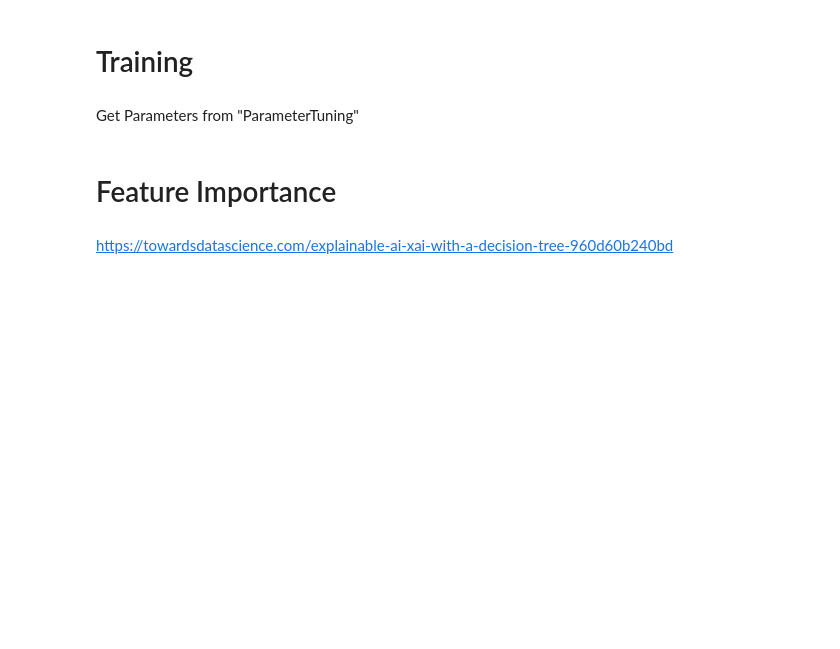
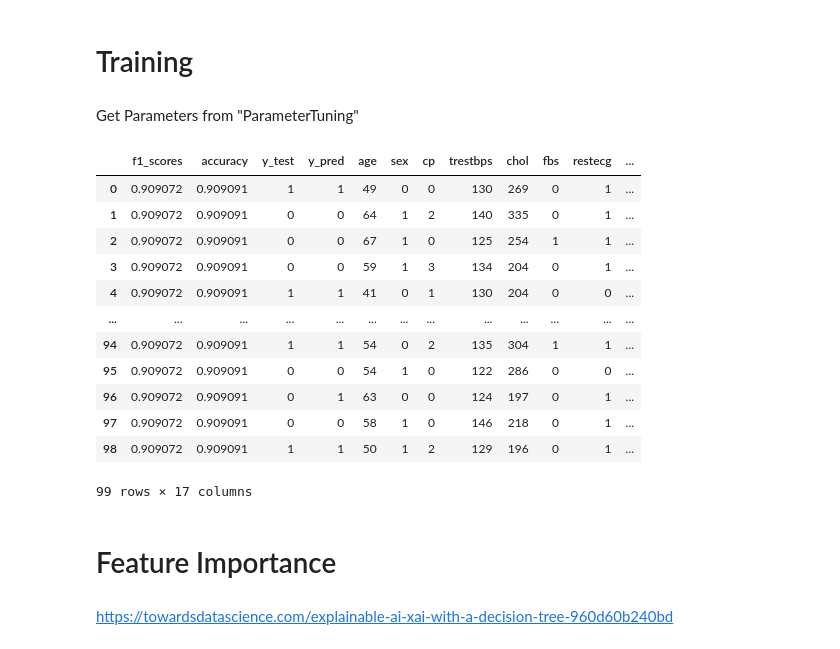
Before and after one commit to alexandrasklokin/CSI5155, a Jupyter notebook: Assignment3/Training.ipynb, the cells around one changed output. Cells and saved outputs as stored; diff of their text form; code cells hidden in the pictures; blank space fills up the shorter version.

```diff
--- a/Assignment3/Training.ipynb
+++ b/Assignment3/Training.ipynb
@@ -110,6 +121,30 @@ def bestModel(model, df, target):
     return [models[index_max], f1s[index_max], accs[index_max], X_tests[index_max], y_tests[index_max], y_preds[index_max]]
 # %%
 [model, f1, accuracy, X_test, y_test, y_pred] = bestModel(dt_model, df, target)
+# %%
+data = {'f1_scores': f1, 'accuracy': accuracy, 'y_test': y_test, 'y_pred': y_pred}
+Xs = X_test.reset_index().drop(columns=['index'])
+
+# Create DataFrame
+output_df = pd.DataFrame(data).reset_index().drop(columns=['index']).join(Xs)
+
+output_df.to_csv("results/bestModelStats.csv")
+
+output_df
+# %% [output]
+|  | f1_scores | accuracy | y_test | y_pred | age | sex | cp | trestbps | chol | fbs | restecg | ... |
+| 0 | 0.909072 | 0.909091 | 1 | 1 | 49 | 0 | 0 | 130 | 269 | 0 | 1 | ... |
+| 1 | 0.909072 | 0.909091 | 0 | 0 | 64 | 1 | 2 | 140 | 335 | 0 | 1 | ... |
+| 2 | 0.909072 | 0.909091 | 0 | 0 | 67 | 1 | 0 | 125 | 254 | 1 | 1 | ... |
+| 3 | 0.909072 | 0.909091 | 0 | 0 | 59 | 1 | 3 | 134 | 204 | 0 | 1 | ... |
+| 4 | 0.909072 | 0.909091 | 1 | 1 | 41 | 0 | 1 | 130 | 204 | 0 | 0 | ... |
+| ... | ... | ... | ... | ... | ... | ... | ... | ... | ... | ... | ... | ... |
+| 94 | 0.909072 | 0.909091 | 1 | 1 | 54 | 0 | 2 | 135 | 304 | 1 | 1 | ... |
+| 95 | 0.909072 | 0.909091 | 0 | 0 | 54 | 1 | 0 | 122 | 286 | 0 | 0 | ... |
+| 96 | 0.909072 | 0.909091 | 0 | 1 | 63 | 0 | 0 | 124 | 197 | 0 | 1 | ... |
+| 97 | 0.909072 | 0.909091 | 0 | 0 | 58 | 1 | 0 | 146 | 218 | 0 | 1 | ... |
+| 98 | 0.909072 | 0.909091 | 1 | 1 | 50 | 1 | 2 | 129 | 196 | 0 | 1 | ... |
+99 rows × 17 columns
 # %%
 # Importing Existing Model
 
```
Also changed, not shown: parts of 12 cells of this notebook, 7 other files.
